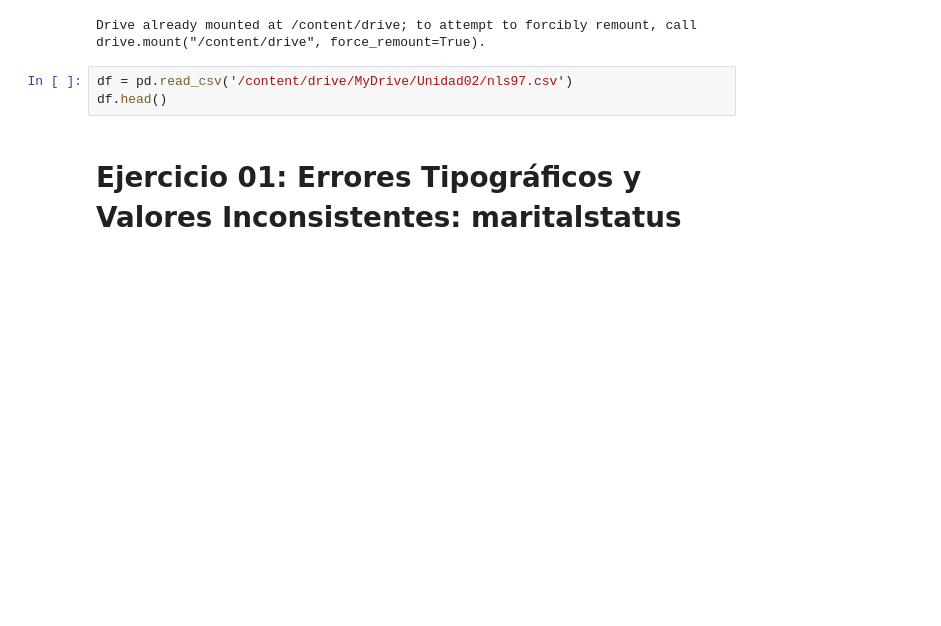
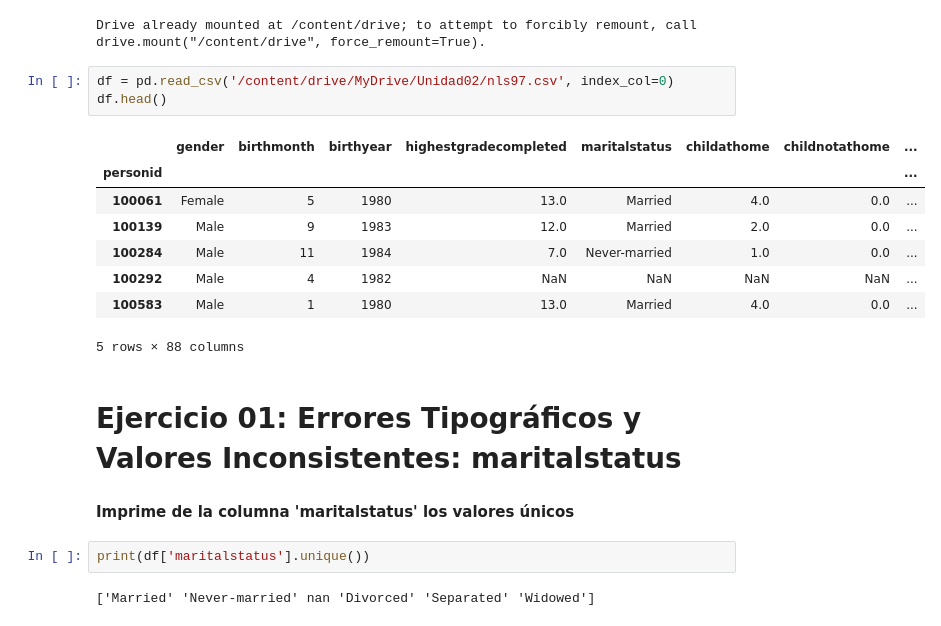
Before and after one commit to jonathanahc/Practicas, a Jupyter notebook: Práctica17_Limpieza_y_Transformación_de_Datos_Categóricos.ipynb, the cells around one changed output. Cells and saved outputs as stored; diff of their text form; blank space fills up the shorter version.

```diff
--- a/Práctica17_Limpieza_y_Transformación_de_Datos_Categóricos.ipynb
+++ b/Práctica17_Limpieza_y_Transformación_de_Datos_Categóricos.ipynb
@@ -8,7 +8,22 @@ import pandas as pd
 # %% [output]
 Drive already mounted at /content/drive; to attempt to forcibly remount, call drive.mount("/content/drive", force_remount=True).
 # %%
-df = pd.read_csv('/content/drive/MyDrive/Unidad02/nls97.csv')
+df = pd.read_csv('/content/drive/MyDrive/Unidad02/nls97.csv', index_col=0)
 df.head()
+# %% [output]
+|  | gender | birthmonth | birthyear | highestgradecompleted | maritalstatus | childathome | childnotathome | ... |
+| personid |  |  |  |  |  |  |  | ... |
+| 100061 | Female | 5 | 1980 | 13.0 | Married | 4.0 | 0.0 | ... |
+| 100139 | Male | 9 | 1983 | 12.0 | Married | 2.0 | 0.0 | ... |
+| 100284 | Male | 11 | 1984 | 7.0 | Never-married | 1.0 | 0.0 | ... |
+| 100292 | Male | 4 | 1982 | NaN | NaN | NaN | NaN | ... |
+| 100583 | Male | 1 | 1980 | 13.0 | Married | 4.0 | 0.0 | ... |
+5 rows × 88 columns
 # %% [markdown]
 # Ejercicio 01: Errores Tipográficos y Valores Inconsistentes: maritalstatus
+# %% [markdown]
+**Imprime de la columna 'maritalstatus' los valores únicos**
+# %%
+print(df['maritalstatus'].unique())
+# %% [output]
+['Married' 'Never-married' nan 'Divorced' 'Separated' 'Widowed']
```
Also changed, not shown: parts of 19 cells of this notebook.
